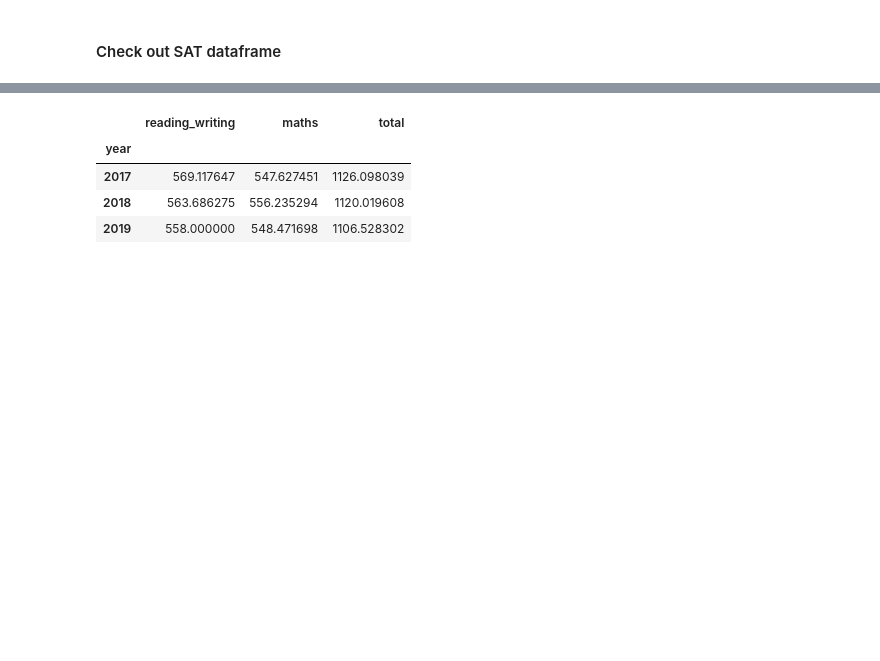
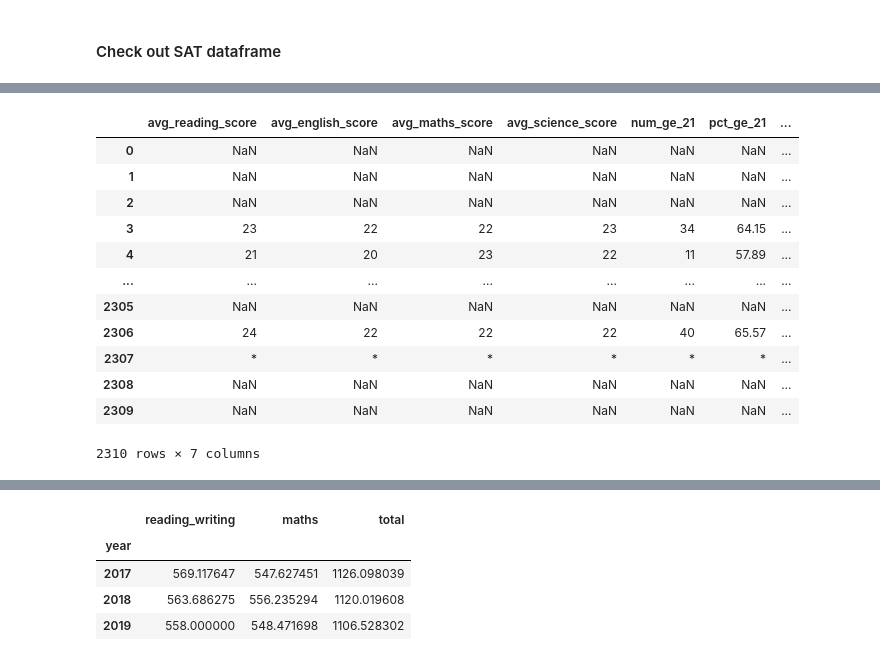
Before and after one commit to krisgch/dsi_project_satcat, a Jupyter notebook: code/starter-code.ipynb, the cells around one changed output, grey strips where cells are left out. Saved outputs shown, nothing was run; the diff lists cells and outputs as text; code cells hidden in the pictures; blank space fills up the shorter version.

```diff
--- a/code/starter-code.ipynb
+++ b/code/starter-code.ipynb
@@ -254,0 +379,33 @@ sat_df['participation'] = sat_df['participation'].apply(convert_pct)
+# %%
+#set column to rename
+cols_to_rename = {'CDS':'cds_code', 'CCode':'county_code', 'CDCode':'district_code', 'SCode':'school_code',\
+                  'RType':'record_type', 'SName':'school_name', 'DName':'district_name', 'CName':'county_name',\
+                  'Enroll12':'grade_12_enroll', 'NumTstTakr':'test_takers', 'AvgScrRead':'avg_reading_score',\
+                  'AvgScrEng':'avg_english_score', 'AvgScrMath':'avg_maths_score','AvgScrSci':'avg_science_score',\
+                  'NumGE21':'num_ge_21', 'PctGE21':'pct_ge_21', 'Year':'year', 'Unnamed: 17':'other'}
+# %%
+#rename columns to make it easier to read
+act_2019_ca = act_2019_ca.rename(columns = cols_to_rename)
+# %%
+#drop other column
+try:
+    act_2019_ca.drop('other',axis=1,inplace=True)
+except:
+    print('done')
+# %%
+#some columns need to be converted to int and float
+act_2019_ca[['avg_reading_score','avg_english_score','avg_maths_score','avg_science_score','num_ge_21','pct_ge_21','year']]
+# %% [output]
+|  | avg_reading_score | avg_english_score | avg_maths_score | avg_science_score | num_ge_21 | pct_ge_21 | ... |
+| 0 | NaN | NaN | NaN | NaN | NaN | NaN | ... |
+| 1 | NaN | NaN | NaN | NaN | NaN | NaN | ... |
+| 2 | NaN | NaN | NaN | NaN | NaN | NaN | ... |
+| 3 | 23 | 22 | 22 | 23 | 34 | 64.15 | ... |
+| 4 | 21 | 20 | 23 | 22 | 11 | 57.89 | ... |
+| ... | ... | ... | ... | ... | ... | ... | ... |
+| 2305 | NaN | NaN | NaN | NaN | NaN | NaN | ... |
+| 2306 | 24 | 22 | 22 | 22 | 40 | 65.57 | ... |
+| 2307 | * | * | * | * | * | * | ... |
+| 2308 | NaN | NaN | NaN | NaN | NaN | NaN | ... |
+| 2309 | NaN | NaN | NaN | NaN | NaN | NaN | ... |
+2310 rows × 7 columns
```
Also changed, not shown: parts of 101 cells of this notebook, 6 other files.
